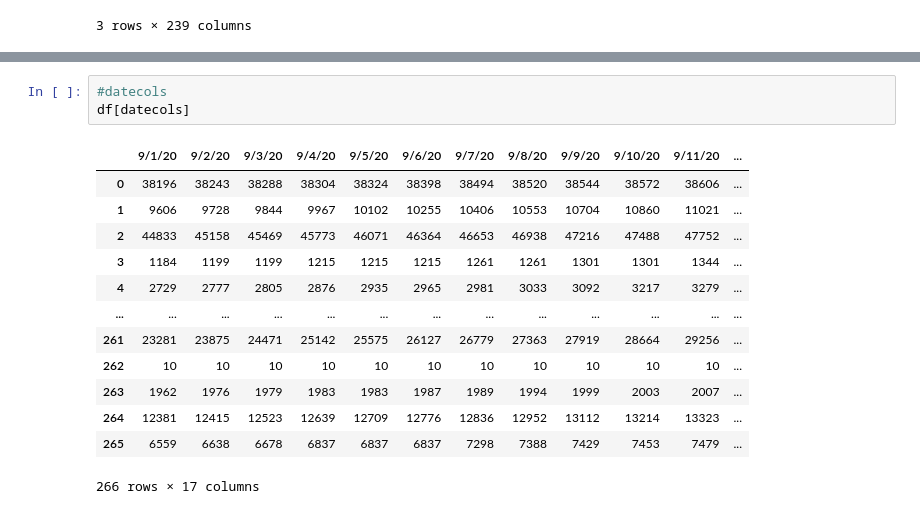
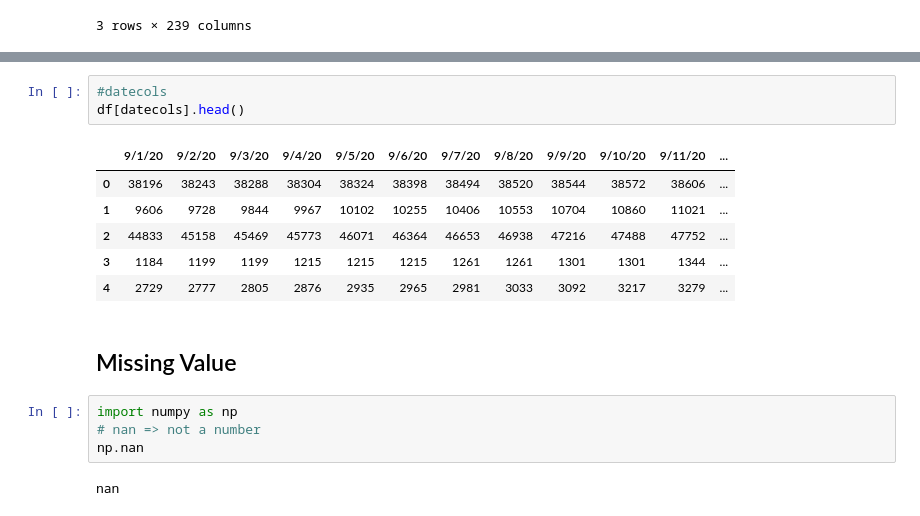
Before and after one commit to ywchiu/tibamepy, a Jupyter notebook: Demo20200919.ipynb, the cells around one changed output, grey strips where cells are left out. Saved outputs shown, nothing was run; the diff lists cells and outputs as text.

```diff
--- a/Demo20200919.ipynb
+++ b/Demo20200919.ipynb
@@ -1090,18 +1090,19 @@ datecols
  '9/17/20']
 # %%
 #datecols
-df[datecols]
+df[datecols].head()
 # %% [output]
 |  | 9/1/20 | 9/2/20 | 9/3/20 | 9/4/20 | 9/5/20 | 9/6/20 | 9/7/20 | 9/8/20 | 9/9/20 | 9/10/20 | 9/11/20 | ... |
 | 0 | 38196 | 38243 | 38288 | 38304 | 38324 | 38398 | 38494 | 38520 | 38544 | 38572 | 38606 | ... |
 | 1 | 9606 | 9728 | 9844 | 9967 | 10102 | 10255 | 10406 | 10553 | 10704 | 10860 | 11021 | ... |
 | 2 | 44833 | 45158 | 45469 | 45773 | 46071 | 46364 | 46653 | 46938 | 47216 | 47488 | 47752 | ... |
 | 3 | 1184 | 1199 | 1199 | 1215 | 1215 | 1215 | 1261 | 1261 | 1301 | 1301 | 1344 | ... |
 | 4 | 2729 | 2777 | 2805 | 2876 | 2935 | 2965 | 2981 | 3033 | 3092 | 3217 | 3279 | ... |
-| ... | ... | ... | ... | ... | ... | ... | ... | ... | ... | ... | ... | ... |
-| 261 | 23281 | 23875 | 24471 | 25142 | 25575 | 26127 | 26779 | 27363 | 27919 | 28664 | 29256 | ... |
-| 262 | 10 | 10 | 10 | 10 | 10 | 10 | 10 | 10 | 10 | 10 | 10 | ... |
-| 263 | 1962 | 1976 | 1979 | 1983 | 1983 | 1987 | 1989 | 1994 | 1999 | 2003 | 2007 | ... |
-| 264 | 12381 | 12415 | 12523 | 12639 | 12709 | 12776 | 12836 | 12952 | 13112 | 13214 | 13323 | ... |
-| 265 | 6559 | 6638 | 6678 | 6837 | 6837 | 6837 | 7298 | 7388 | 7429 | 7453 | 7479 | ... |
-266 rows × 17 columns
+# %% [markdown]
+## Missing Value
+# %%
+import numpy as np
+# nan => not a number
+np.nan
+# %% [output]
+nan
```
Also changed, not shown: parts of 44 cells of this notebook.
